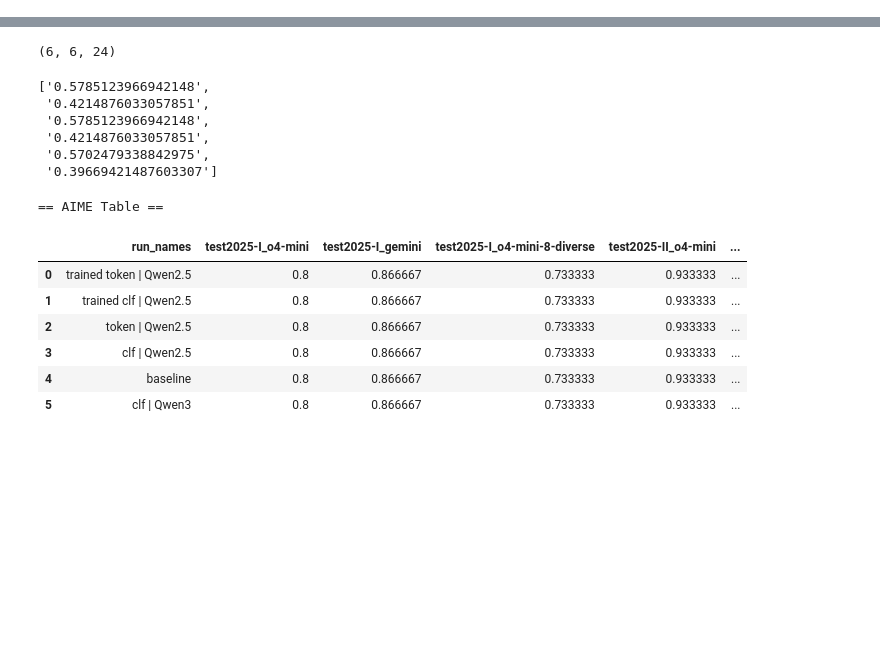
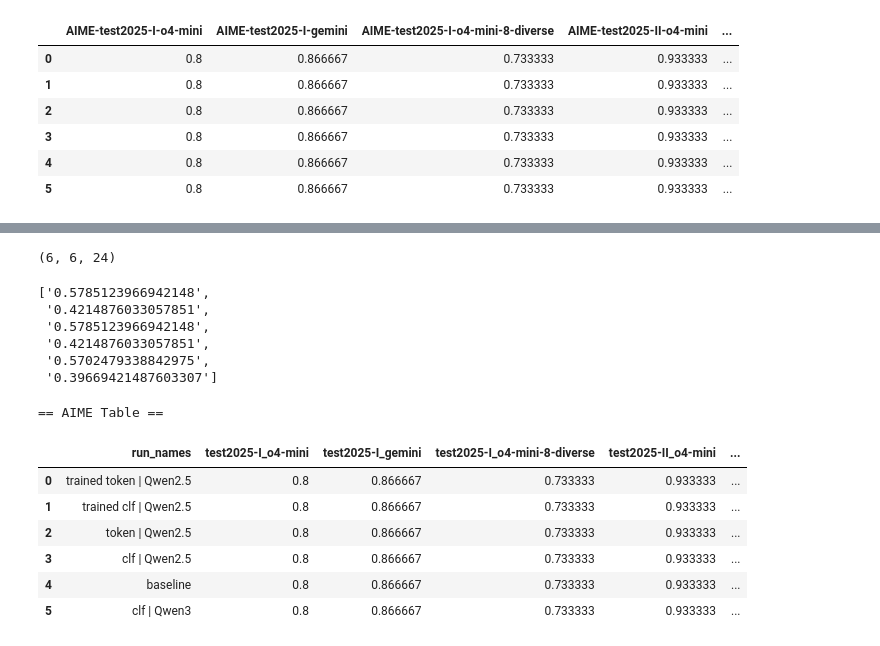
Before and after one commit to FrozenWolf-Cyber/Math-PRM, a Jupyter notebook: prm800k_analysis.ipynb, the cells around one changed output, grey strips where cells are left out. Drawn from its saved outputs; the diff is of its cells as text; code cells hidden in the pictures; blank space fills up the shorter version.

```diff
--- a/prm800k_analysis.ipynb
+++ b/prm800k_analysis.ipynb
@@ -119,0 +114,10 @@ df
+# %%
+df
+# %% [output]
+|  | AIME-test2025-I-o4-mini | AIME-test2025-I-gemini | AIME-test2025-I-o4-mini-8-diverse | AIME-test2025-II-o4-mini | ... |
+| 0 | 0.8 | 0.866667 | 0.733333 | 0.933333 | ... |
+| 1 | 0.8 | 0.866667 | 0.733333 | 0.933333 | ... |
+| 2 | 0.8 | 0.866667 | 0.733333 | 0.933333 | ... |
+| 3 | 0.8 | 0.866667 | 0.733333 | 0.933333 | ... |
+| 4 | 0.8 | 0.866667 | 0.733333 | 0.933333 | ... |
+| 5 | 0.8 | 0.866667 | 0.733333 | 0.933333 | ... |
```
Also changed, not shown: parts of 2 cells of this notebook, 2 other files.
